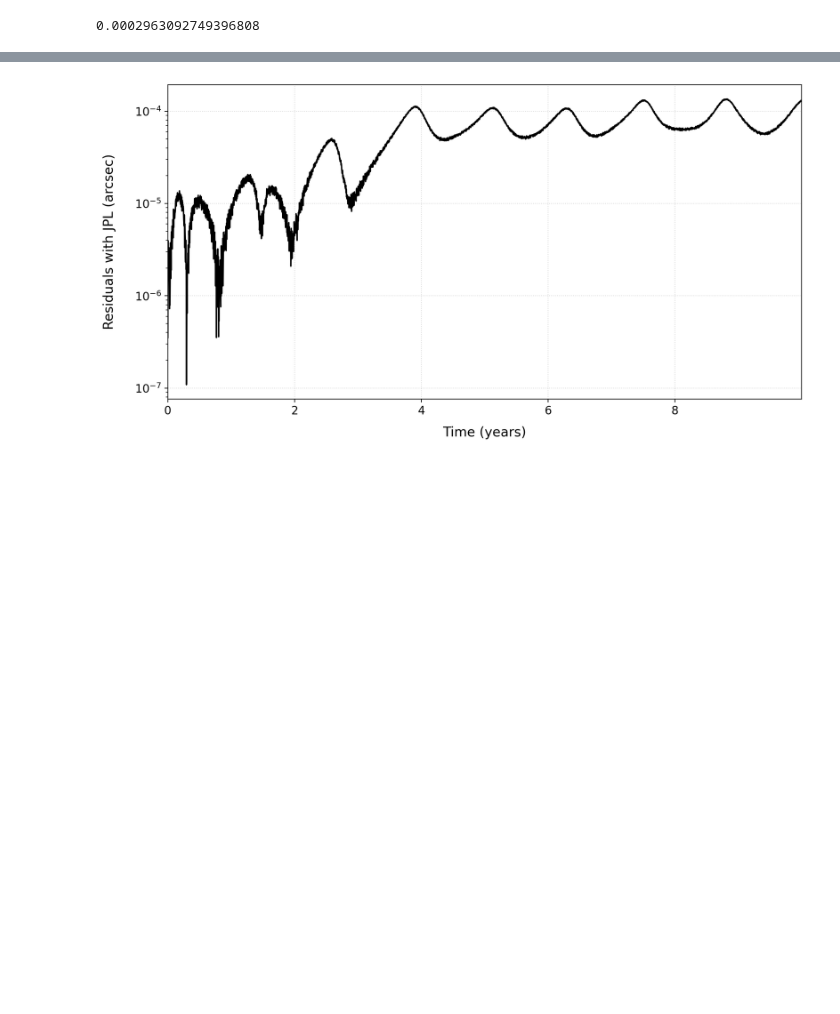
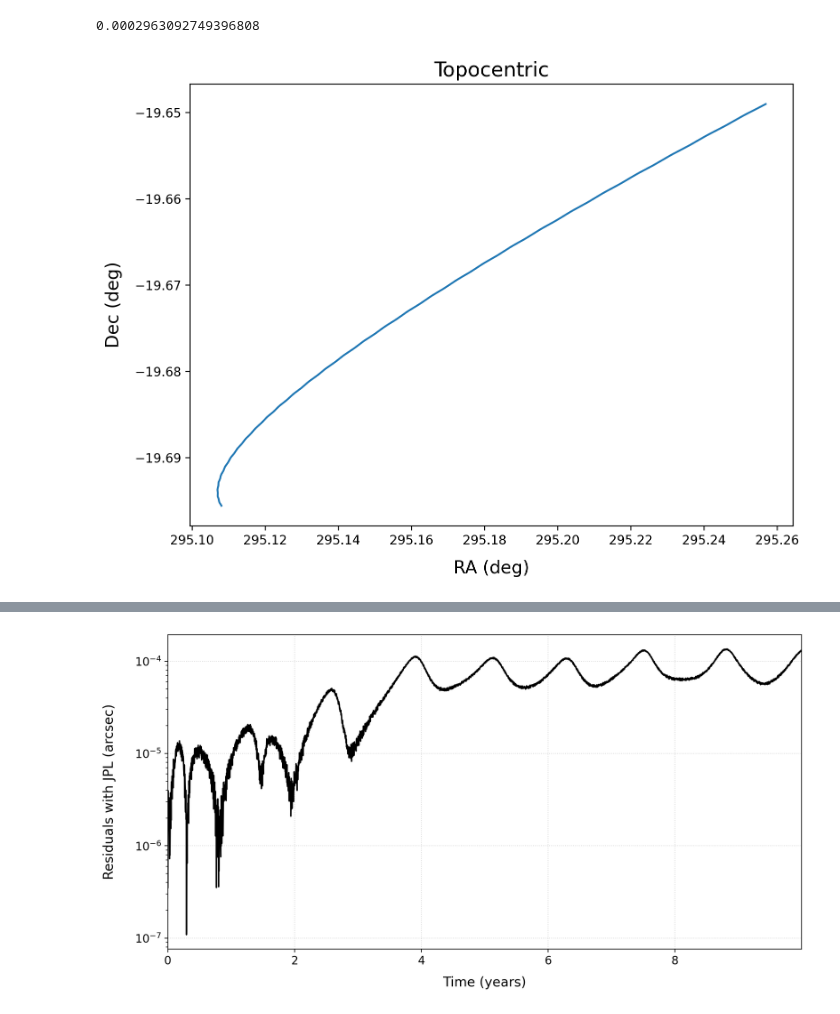
Before and after one commit to kjnapier/spacerocks, a Jupyter notebook: notebooks/examples/example-001.ipynb, the cells around one changed output, grey strips where cells are left out. Cells and saved outputs as stored; diff of their text form; code cells hidden in the pictures; blank space fills up the shorter version.

```diff
--- a/notebooks/examples/example-001.ipynb
+++ b/notebooks/examples/example-001.ipynb
@@ -28,12 +28,14 @@ print(ssb.mu)
 0.0002963092749396808
 # %%
 obscode = 'F51'
-name = 'holman'
+name = 'Arrokoth'
 w84 = Observatory.from_obscode(obscode)
 # %%
 epoch = Time.now()
 t0 = epoch.epoch
-epochs = np.arange(epoch.epoch - 0.0 * 365.25, epoch.epoch + 10.0 * 365.25, 1)
+# epochs = np.arange(epoch.epoch - 0.0 * 365.25, epoch.epoch + 1.0 * 365.25, 1)
+epochs = np.arange(epoch.epoch - 0.0 * 365.25, epoch.epoch + 30, 0.1)
+
 # epochs = np.arange(epoch.epoch, epoch.epoch + 30, 1)
 
 testdates = AstropyTime(epochs, format='jd', scale='utc')
@@ -48,6 +50,8 @@ sim.add(rock)
 # %%
 ras = []
 decs = []
+phis = []
+thetas = []
 for epoch in epochs:
 
     t = Time(epoch, 'utc', 'jd')
@@ -57,6 +61,23 @@ for epoch in epochs:
     obs = rock.observe(observer)
     ras.append(np.degrees(obs.ra))
     decs.append(np.degrees(obs.dec))
+    phi = np.arctan2(rock.position[1], rock.position[0])
+    theta = np.arcsin(rock.position[2] / np.linalg.norm(rock.position))
+    phis.append(360 + np.degrees(phi))
+    thetas.append(np.degrees(theta))
 
 ras = np.array(ras)
 decs = np.array(decs)
+phis = np.array(phis)
+thetas = np.array(thetas)
+# %%
+fig, ax = plt.subplots(1, 1, figsize=(8, 6))
+ax.plot(ras, decs, '-')
+ax.set_xlabel('RA (deg)', fontsize=14, labelpad=10)
+ax.set_ylabel('Dec (deg)', fontsize=14, labelpad=10)
+ax.set_title("Topocentric", fontsize=16)
+# ax.set_aspect('equal', 'box')
+fig.tight_layout()
+fig.savefig('/Users/kjnapier/Desktop/topo.png', dpi=300, transparent=True)
+# %% [output]
+[figure, added]
```
Also changed, not shown: parts of 1 cell of this notebook, 2 other files.
